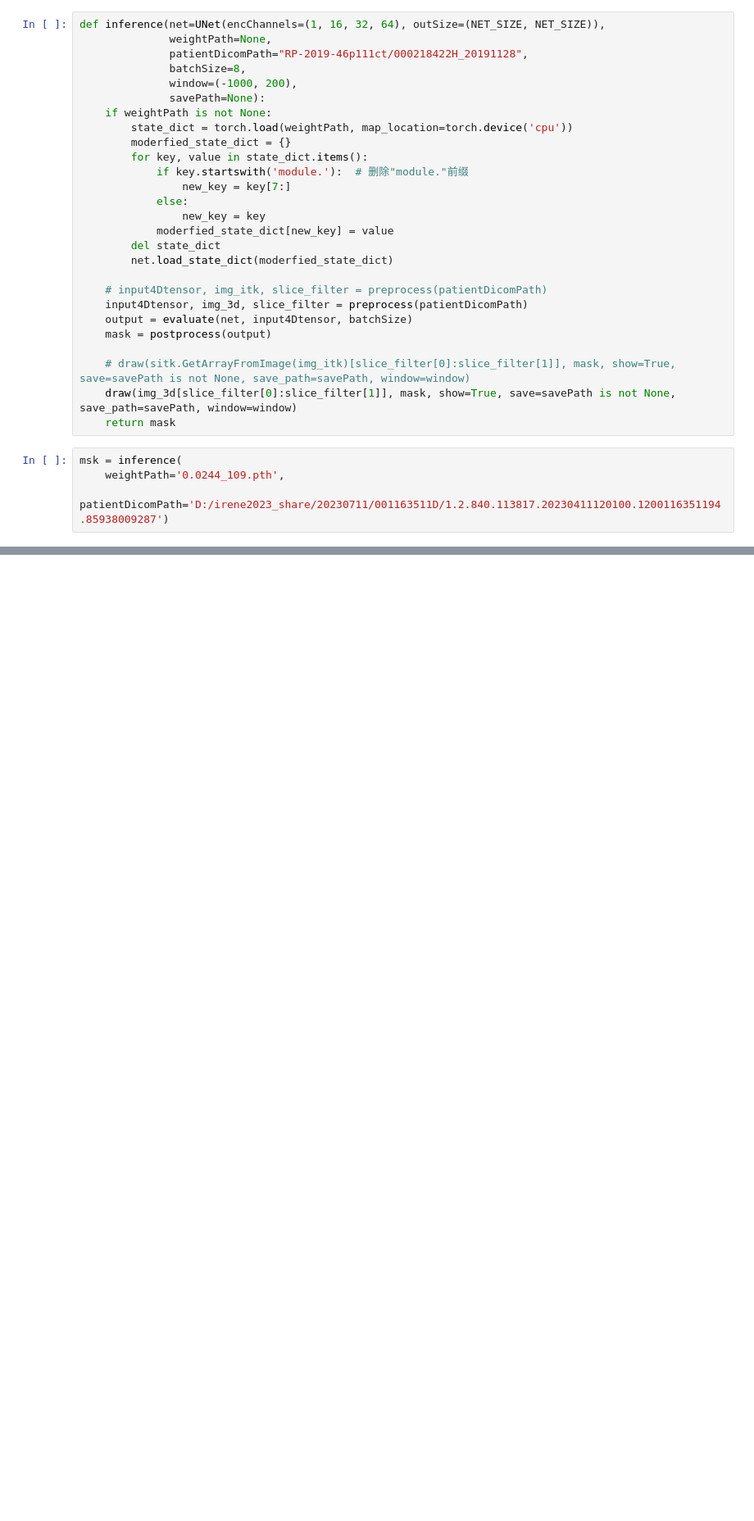
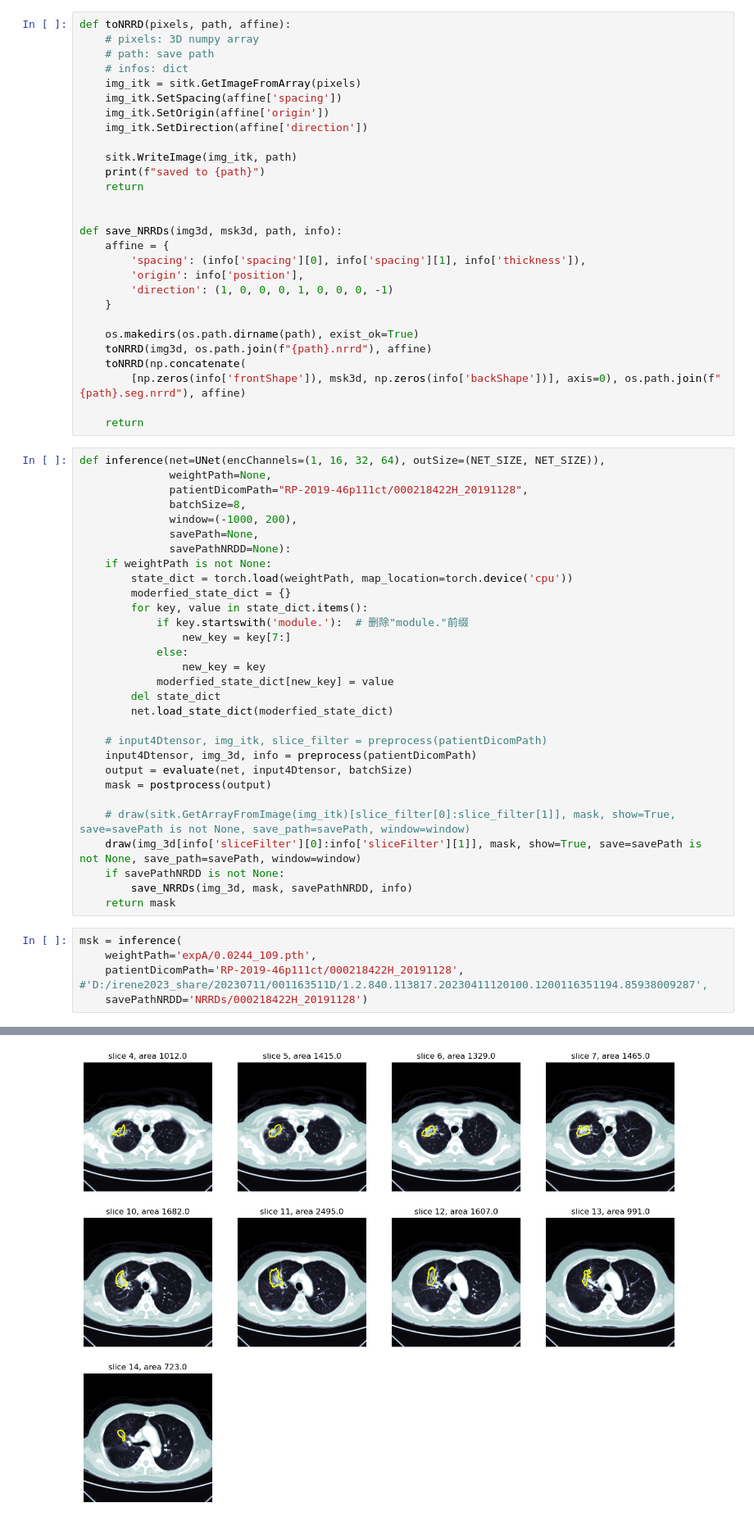
Before and after one commit to acqxi/rili, a Jupyter notebook: RILI-2019-2020/inference_gpu0_pydicom.ipynb, the cells around one changed output, grey strips where cells are left out. Shown at 82% size. Drawn from its saved outputs; the diff is of its cells as text; blank space fills up the shorter version.

Commit message:
ption for exporting the results as NRRD file.

```diff
--- a/RILI-2019-2020/inference_gpu0_pydicom.ipynb
+++ b/RILI-2019-2020/inference_gpu0_pydicom.ipynb
@@ -110,13 +121,42 @@ def draw(img3D, msk3D, show=False, save=False, save_path=None, window=(-1000, 20
         plt.show()
     plt.close()
     return
+# %%
+def toNRRD(pixels, path, affine):
+    # pixels: 3D numpy array
+    # path: save path
+    # infos: dict
+    img_itk = sitk.GetImageFromArray(pixels)
+    img_itk.SetSpacing(affine['spacing'])
+    img_itk.SetOrigin(affine['origin'])
+    img_itk.SetDirection(affine['direction'])
+
+    sitk.WriteImage(img_itk, path)
+    print(f"saved to {path}")
+    return
+
+
+def save_NRRDs(img3d, msk3d, path, info):
+    affine = {
+        'spacing': (info['spacing'][0], info['spacing'][1], info['thickness']),
+        'origin': info['position'],
+        'direction': (1, 0, 0, 0, 1, 0, 0, 0, -1)
+    }
+
+    os.makedirs(os.path.dirname(path), exist_ok=True)
+    toNRRD(img3d, os.path.join(f"{path}.nrrd"), affine)
+    toNRRD(np.concatenate(
+        [np.zeros(info['frontShape']), msk3d, np.zeros(info['backShape'])], axis=0), os.path.join(f"{path}.seg.nrrd"), affine)
+
+    return
 # %%
 def inference(net=UNet(encChannels=(1, 16, 32, 64), outSize=(NET_SIZE, NET_SIZE)),
               weightPath=None,
               patientDicomPath="RP-2019-46p111ct/000218422H_20191128",
               batchSize=8,
               window=(-1000, 200),
-              savePath=None):
+              savePath=None,
+              savePathNRDD=None):
     if weightPath is not None:
         state_dict = torch.load(weightPath, map_location=torch.device('cpu'))
         moderfied_state_dict = {}
@@ -130,14 +170,18 @@ def inference(net=UNet(encChannels=(1, 16, 32, 64), outSize=(NET_SIZE, NET_SIZE)
         net.load_state_dict(moderfied_state_dict)
 
     # input4Dtensor, img_itk, slice_filter = preprocess(patientDicomPath)
-    input4Dtensor, img_3d, slice_filter = preprocess(patientDicomPath)
+    input4Dtensor, img_3d, info = preprocess(patientDicomPath)
     output = evaluate(net, input4Dtensor, batchSize)
     mask = postprocess(output)
 
     # draw(sitk.GetArrayFromImage(img_itk)[slice_filter[0]:slice_filter[1]], mask, show=True, save=savePath is not None, save_path=savePath, window=window)
-    draw(img_3d[slice_filter[0]:slice_filter[1]], mask, show=True, save=savePath is not None, save_path=savePath, window=window)
+    draw(img_3d[info['sliceFilter'][0]:info['sliceFilter'][1]], mask, show=True, save=savePath is not None, save_path=savePath, window=window)
+    if savePathNRDD is not None:
+        save_NRRDs(img_3d, mask, savePathNRDD, info)
     return mask
 # %%
 msk = inference(
-    weightPath='0.0244_109.pth',
-    patientDicomPath='D:/irene2023_share/20230711/001163511D/1.2.840.113817.20230411120100.1200116351194.85938009287')
+    weightPath='expA/0.0244_109.pth',
+    patientDicomPath='RP-2019-46p111ct/000218422H_20191128', #'D:/irene2023_share/20230711/001163511D/1.2.840.113817.20230411120100.1200116351194.85938009287',
+    savePathNRDD='NRRDs/000218422H_20191128')
+# %% [output]
@@ -143,0 +189 @@ msk = inference(
+[figure, added]
```
Also changed, not shown: parts of 2 cells of this notebook.
